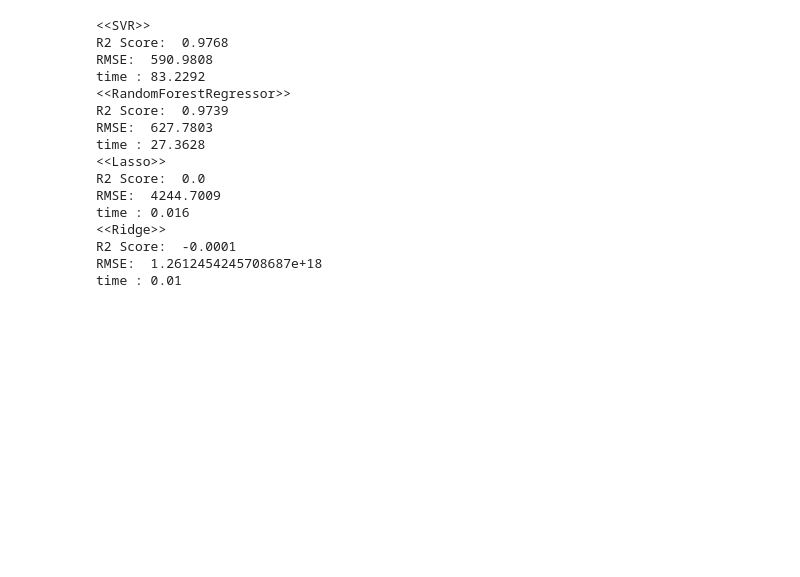
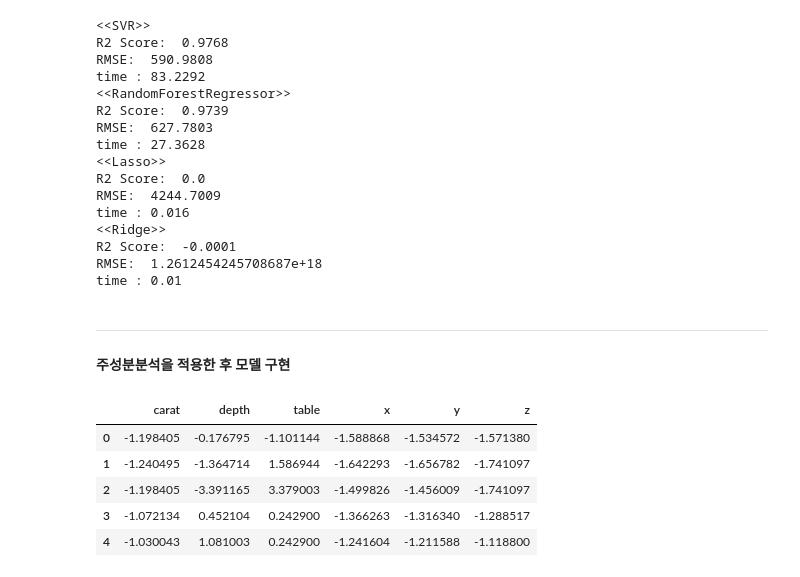
Before and after one commit to Park-Young-Bin/ADP_code, a Jupyter notebook: Kaggle_Diamonds Price Dataset.ipynb, the cells around one changed output. Saved outputs shown, nothing was run; the diff lists cells and outputs as text; code cells hidden in the pictures; blank space fills up the shorter version.

```diff
--- a/Kaggle_Diamonds Price Dataset.ipynb
+++ b/Kaggle_Diamonds Price Dataset.ipynb
@@ -463,3 +463,19 @@ time : 0.016
 R2 Score:  -0.0001
 RMSE:  1.2612454245708687e+18
 time : 0.01
+# %% [markdown]
+---
+#### 주성분분석을 적용한 후 모델 구현
+# %%
+scaler = StandardScaler()
+x=df.drop(['price', 'cut', 'color', 'clarity'], axis=1)
+x_scaled = pd.DataFrame(scaler.fit_transform(x))
+x_scaled.columns=['carat', 'depth', 'table', 'x', 'y', 'z']
+x_scaled.head()
+# %% [output]
+|  | carat | depth | table | x | y | z |
+| 0 | -1.198405 | -0.176795 | -1.101144 | -1.588868 | -1.534572 | -1.571380 |
+| 1 | -1.240495 | -1.364714 | 1.586944 | -1.642293 | -1.656782 | -1.741097 |
+| 2 | -1.198405 | -3.391165 | 3.379003 | -1.499826 | -1.456009 | -1.741097 |
+| 3 | -1.072134 | 0.452104 | 0.242900 | -1.366263 | -1.316340 | -1.288517 |
+| 4 | -1.030043 | 1.081003 | 0.242900 | -1.241604 | -1.211588 | -1.118800 |
```
Also changed, not shown: parts of 5 cells of this notebook.
